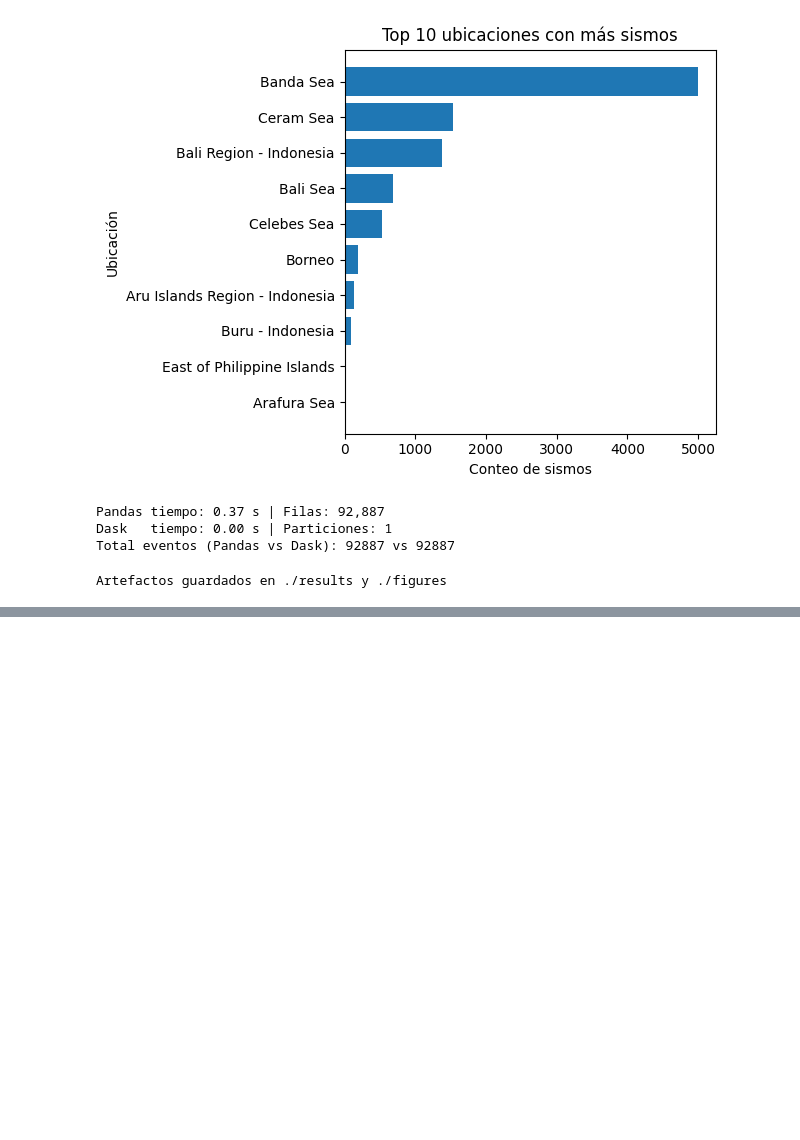
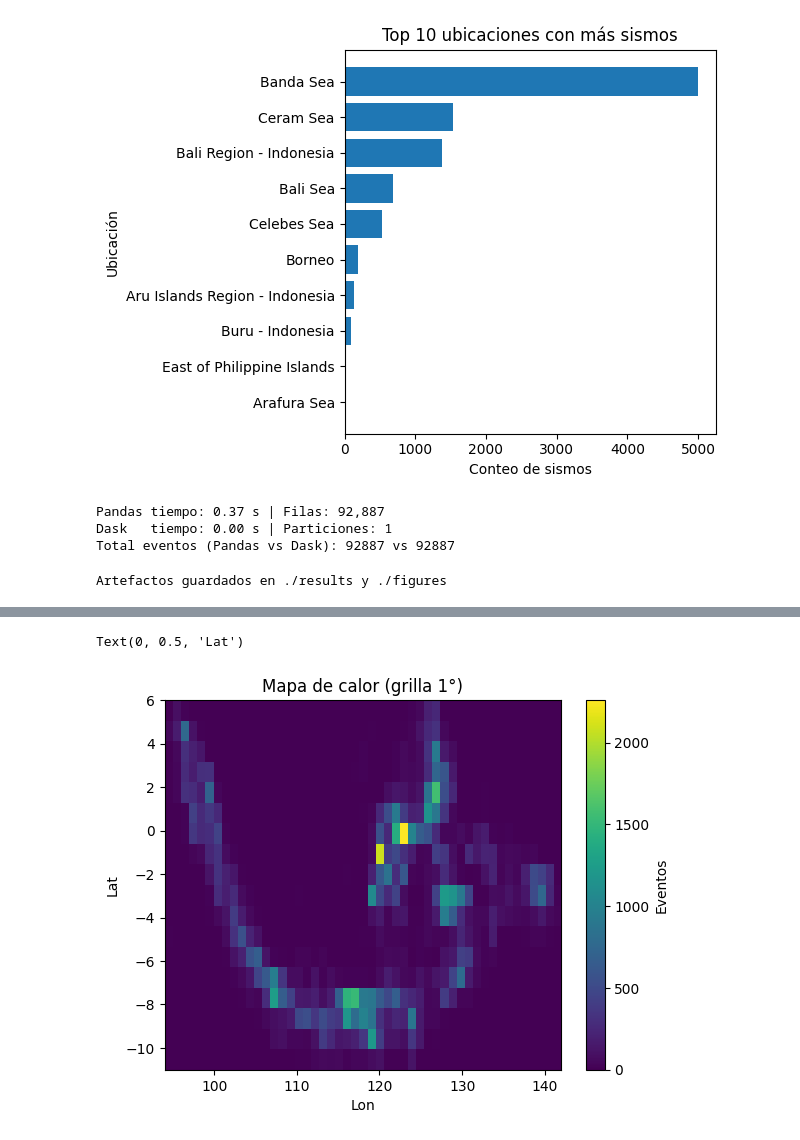
Before and after one commit to ignaciocastillo/EarthQuakes-DASK, a Jupyter notebook: AnalisisDask_equipo_final.ipynb, the cells around one changed output, grey strips where cells are left out. Saved outputs shown, nothing was run; the diff lists cells and outputs as text; code cells hidden in the pictures; blank space fills up the shorter version.

```diff
--- a/AnalisisDask_equipo_final.ipynb
+++ b/AnalisisDask_equipo_final.ipynb
@@ -358,0 +411,12 @@ Artefactos guardados en ./results y ./figures
+# %%
+# Discretizar lat/lon en celdas de 1°
+df['lat_bin'] = (df['lat'].round(0)).astype('float')
+df['lon_bin'] = (df['lon'].round(0)).astype('float')
+heat = df.groupby(['lat_bin','lon_bin']).size().compute().reset_index(name='count')
+pivot = heat.pivot(index='lat_bin', columns='lon_bin', values='count').fillna(0)
+plt.imshow(pivot.values, aspect='auto', origin='lower',
+           extent=[pivot.columns.min(), pivot.columns.max(), pivot.index.min(), pivot.index.max()])
+plt.colorbar(label="Eventos"); plt.title("Mapa de calor (grilla 1°)"); plt.xlabel("Lon"); plt.ylabel("Lat")
+# %% [output]
+Text(0, 0.5, 'Lat')
+[figure, added]
```
Also changed, not shown: parts of 5 cells of this notebook.
